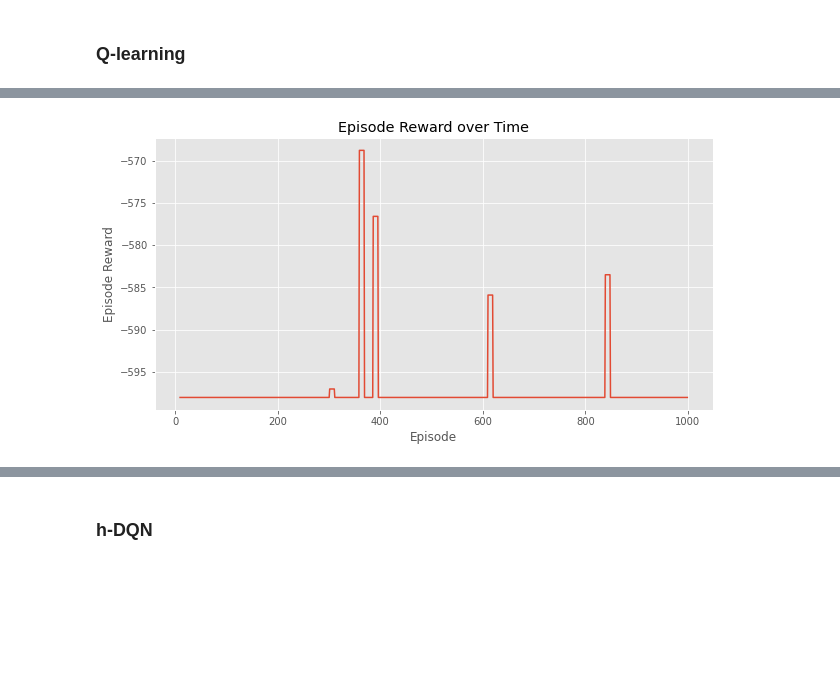
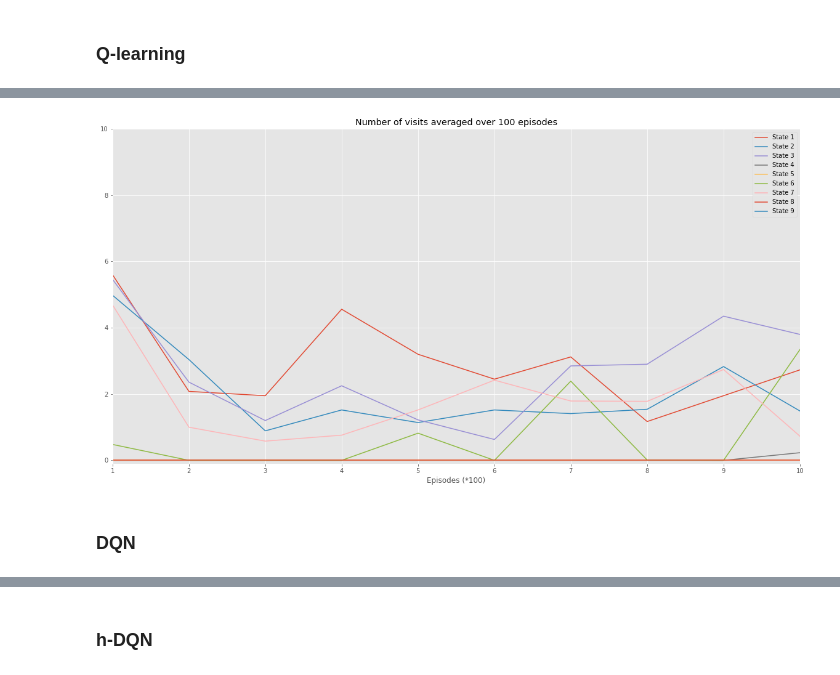
Before and after one commit to tuengominh/imrl-hdqn, a Jupyter notebook: pytorch_taim.ipynb, the cells around one changed output, grey strips where cells are left out. Cells and saved outputs as stored; diff of their text form; code cells hidden in the pictures; blank space fills up the shorter version.

```diff
--- a/pytorch_taim.ipynb
+++ b/pytorch_taim.ipynb
@@ -1008,0 +1221,6 @@ Q, stats, visits = q_learning('CraftingWorld', NUM_EPISODES, lr=0.00025, explora
+# %%
+plot_visited_states(visits1, NUM_EPISODES)
+# %% [output]
+[figure, added]
+# %% [markdown]
+### DQN
@@ -1009,5 +1253,3 @@ Q, stats, visits = q_learning('CraftingWorld', NUM_EPISODES, lr=0.00025, explora
 # %%
-plot_episode_stats(stats)
+plot_episode_stats('CraftingWorld-Sparse', stats)
-# %% [output]
-[figure, removed]
 # %%
```
Also changed, not shown: parts of 64 cells of this notebook.
